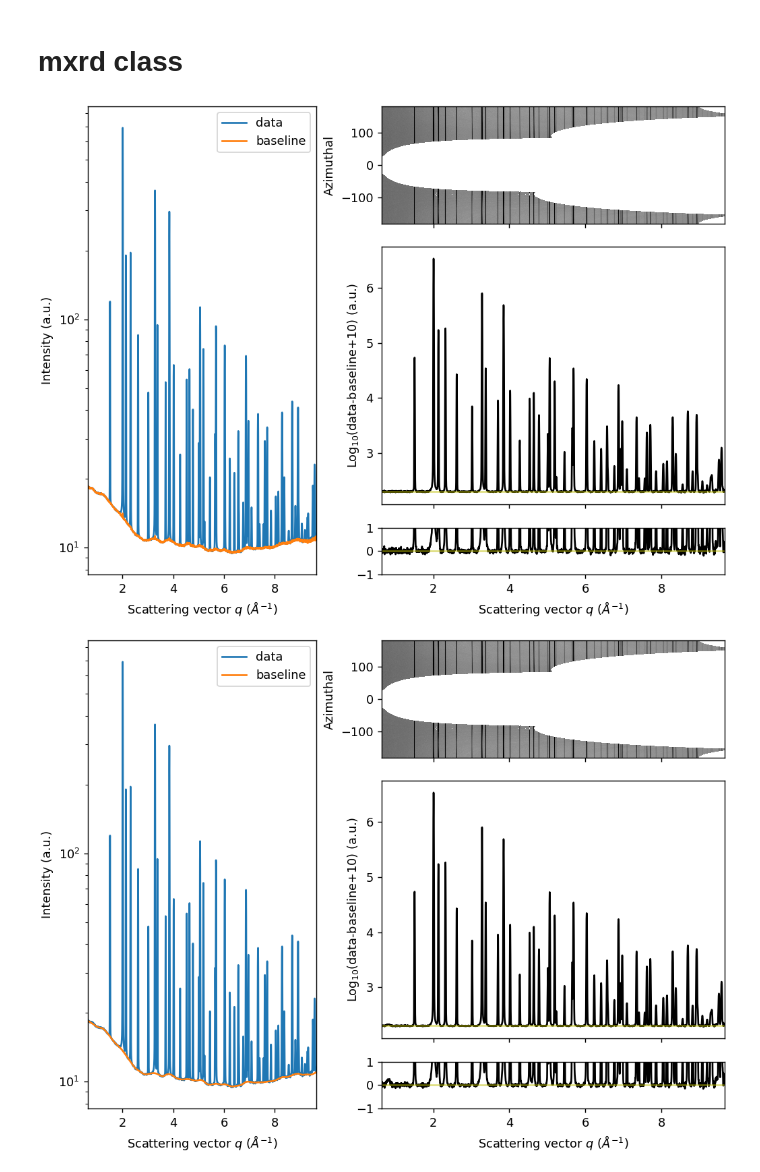
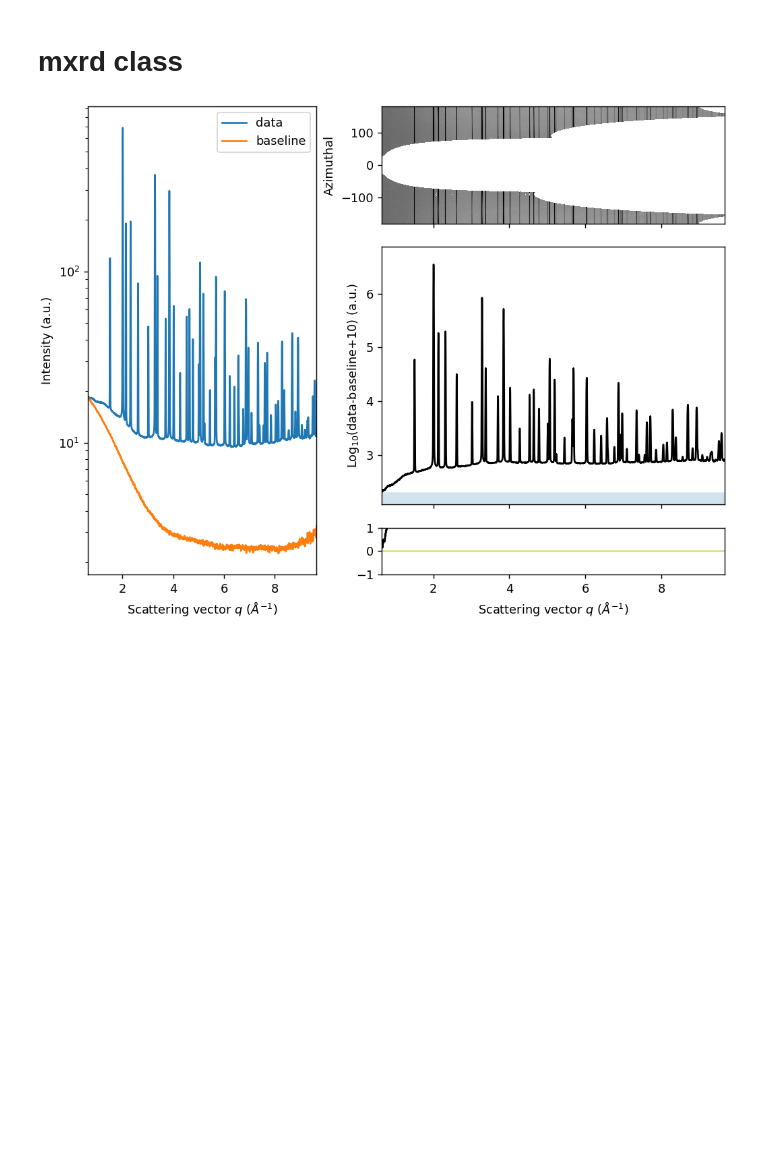
Before and after one commit to MehmetTopsakal/easyXRD, a Jupyter notebook: examples/data/refiner.ipynb, the cells around one changed output. Drawn from its saved outputs; the diff is of its cells as text; code cells hidden in the pictures; blank space fills up the shorter version.

```diff
--- a/examples/data/refiner.ipynb
+++ b/examples/data/refiner.ipynb
@@ -1286,21 +1308,25 @@ class exrd():
 # %%
-sample_Kapton = exrd()
+# sample_Kapton = exrd()
+# # sample_Kapton.read_nc('integrated/Kapton.nc',plot=False)
 # sample_Kapton.read_nc('integrated/Kapton.nc',plot=False)
-sample_Kapton.read_nc('integrated/Kapton.nc',plot=False)
-sample_Air = exrd()
-sample_Air.read_nc('integrated/Air_scattering.nc',plot=False)
+# sample_Air = exrd()
+# sample_Air.read_nc('integrated/Air_scattering.nc',plot=False)
 
 
-sample_mix = exrd()
-sample_mix.read_nc('integrated/NIST-LaB6-CeO2-mix.nc',plot=False)
-sample_mix.get_baseline( i1d_bkg=sample_Kapton.ds.i1d,arpls_lam=1e5)
+# sample_mix = exrd()
+# sample_mix.read_nc('integrated/NIST-LaB6-CeO2-mix.nc',plot=False)
+# sample_mix.get_baseline( i1d_bkg=sample_Kapton.ds.i1d,arpls_lam=1e5)
+
+
+# sample_LaB6 = exrd()
+# sample_LaB6.read_nc('integrated/NIST-LaB6-CeO2-mix.nc',plot=False)
+# sample_LaB6.get_baseline( i1d_bkg=None,arpls_lam=1e5)
 
 
 sample_LaB6 = exrd()
 sample_LaB6.read_nc('integrated/NIST-LaB6-CeO2-mix.nc',plot=False)
-sample_LaB6.get_baseline( i1d_bkg=None,arpls_lam=1e5)
+sample_LaB6.get_baseline( i1d_bkg=sample_Air.ds.i1d,use_arpls=False)
 # %% [output]
-[figure, old version]
+[figure, new version]
-[figure, removed]
 # %%
 sample_mix = exrd()
```
Also changed, not shown: parts of 5 cells of this notebook.
